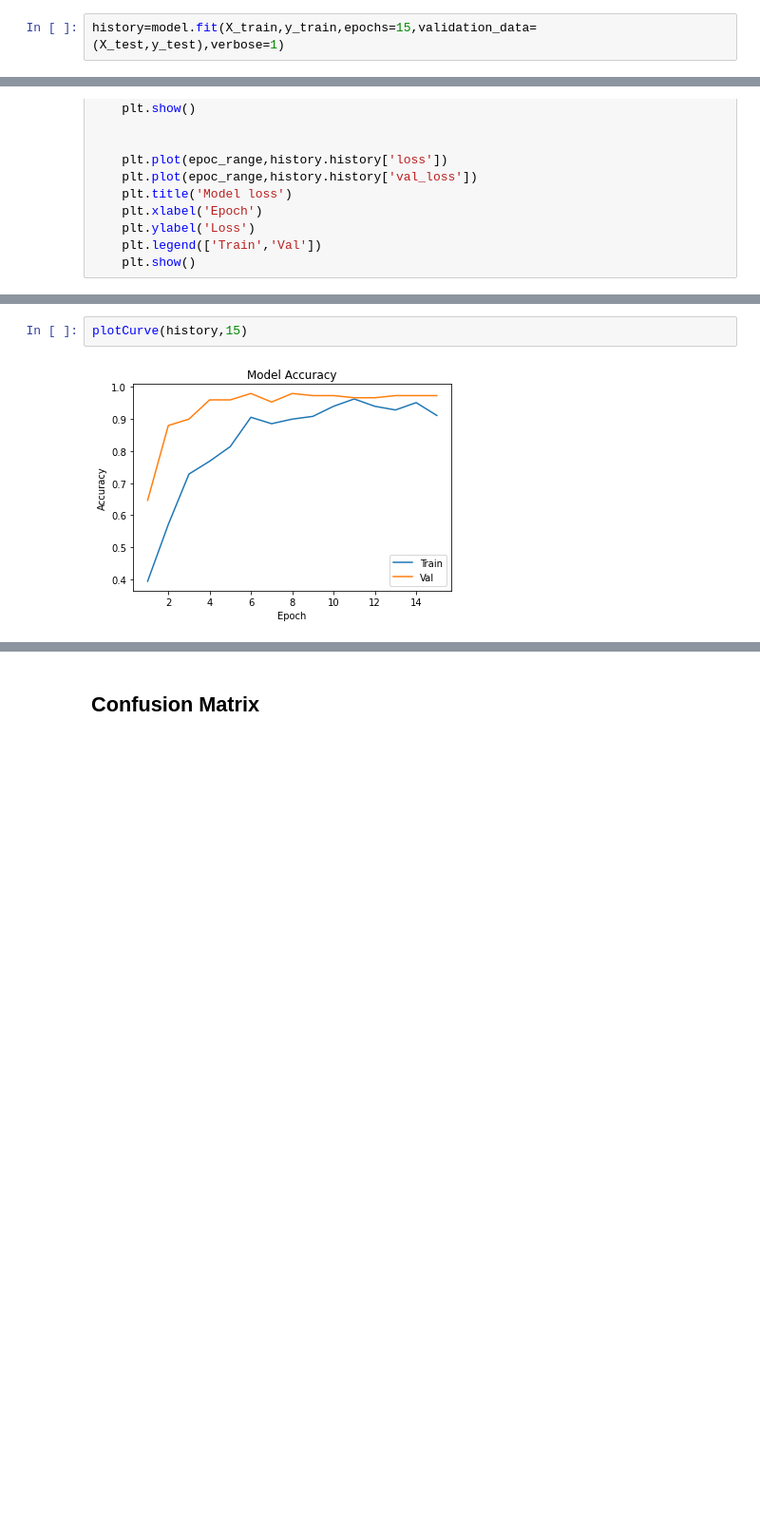
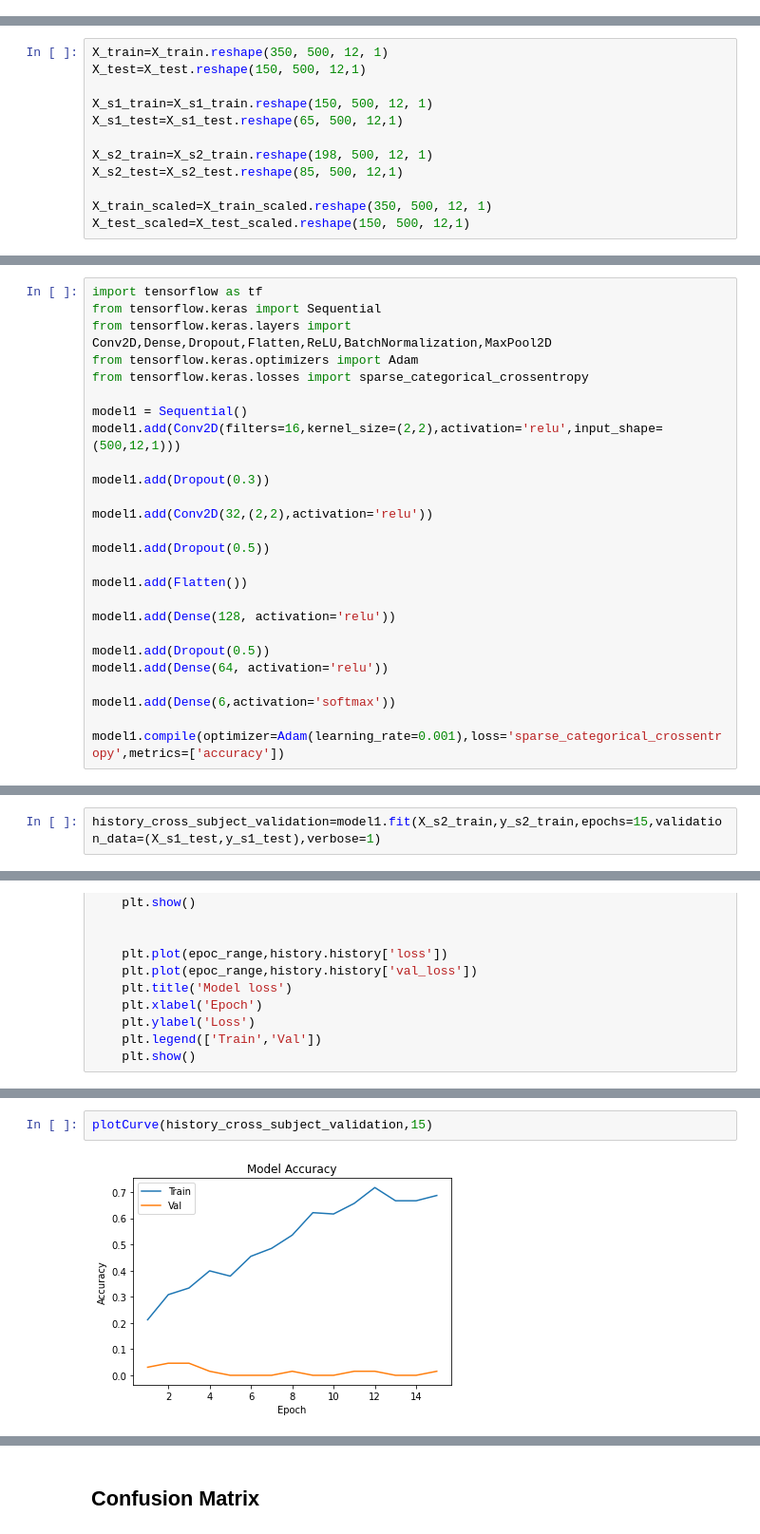
Before and after one commit to srirampallav/Basketball-ActiviesClassifier, a Jupyter notebook: Jnotes/SampleModel.ipynb, the cells around one changed output, grey strips where cells are left out. Shown at 95% size. Cells and saved outputs as stored; diff of their text form; blank space fills up the shorter version.

```diff
--- a/Jnotes/SampleModel.ipynb
+++ b/Jnotes/SampleModel.ipynb
@@ -229,2 +172,0 @@ model.compile(optimizer=Adam(learning_rate=0.001),loss='sparse_categorical_cross
-# %%
-history=model.fit(X_train,y_train,epochs=15,validation_data=(X_test,y_test),verbose=1)
@@ -250,0 +208,12 @@ Epoch 15/15
+# %%
+X_train=X_train.reshape(350, 500, 12, 1)
+X_test=X_test.reshape(150, 500, 12,1)
+
+X_s1_train=X_s1_train.reshape(150, 500, 12, 1)
+X_s1_test=X_s1_test.reshape(65, 500, 12,1)
+
+X_s2_train=X_s2_train.reshape(198, 500, 12, 1)
+X_s2_test=X_s2_test.reshape(85, 500, 12,1)
+
+X_train_scaled=X_train_scaled.reshape(350, 500, 12, 1)
+X_test_scaled=X_test_scaled.reshape(150, 500, 12,1)
@@ -250,0 +222,26 @@ Epoch 15/15
+# %%
+import tensorflow as tf
+from tensorflow.keras import Sequential
+from tensorflow.keras.layers import Conv2D,Dense,Dropout,Flatten,ReLU,BatchNormalization,MaxPool2D
+from tensorflow.keras.optimizers import Adam
+from tensorflow.keras.losses import sparse_categorical_crossentropy
+
+model1 = Sequential()
+model1.add(Conv2D(filters=16,kernel_size=(2,2),activation='relu',input_shape=(500,12,1)))
+
+model1.add(Dropout(0.3))
+
+model1.add(Conv2D(32,(2,2),activation='relu'))
+
+model1.add(Dropout(0.5))
+
+model1.add(Flatten())
+
+model1.add(Dense(128, activation='relu'))
+
+model1.add(Dropout(0.5))
+model1.add(Dense(64, activation='relu'))
+
+model1.add(Dense(6,activation='softmax'))
+
+model1.compile(optimizer=Adam(learning_rate=0.001),loss='sparse_categorical_crossentropy',metrics=['accuracy'])
@@ -250,0 +330,2 @@ Epoch 15/15
+# %%
+history_cross_subject_validation=model1.fit(X_s2_train,y_s2_train,epochs=15,validation_data=(X_s1_test,y_s1_test),verbose=1)
@@ -271,4 +427,4 @@ def plotCurve(history,epochs):
 # %%
-plotCurve(history,15)
+plotCurve(history_cross_subject_validation,15)
 # %% [output]
-[figure, old version]
+[figure, new version]
```
Also changed, not shown: parts of 90 cells of this notebook.
